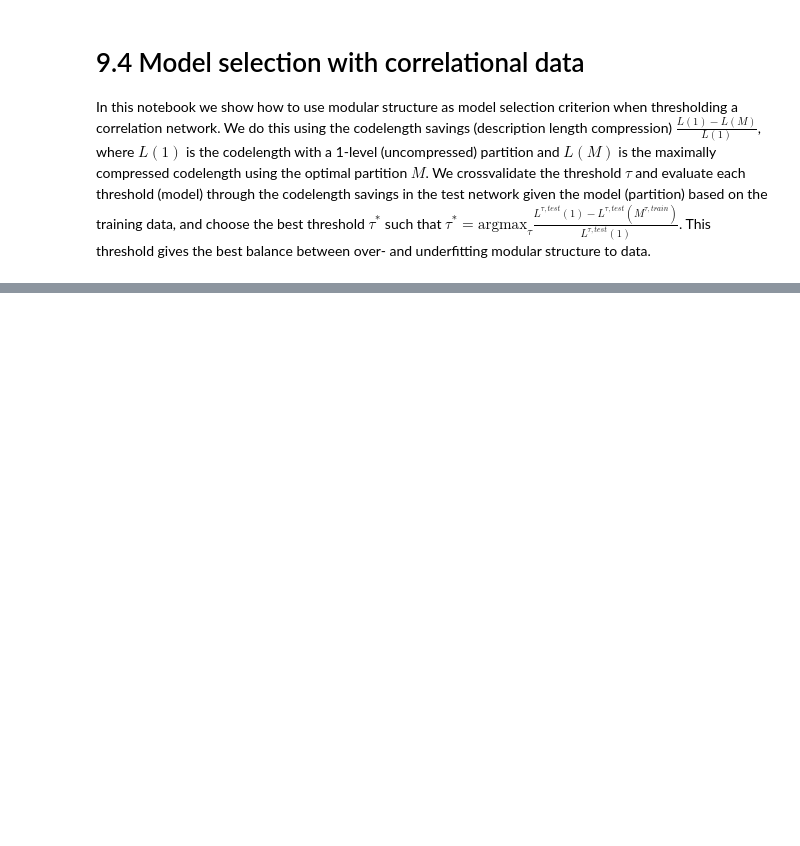
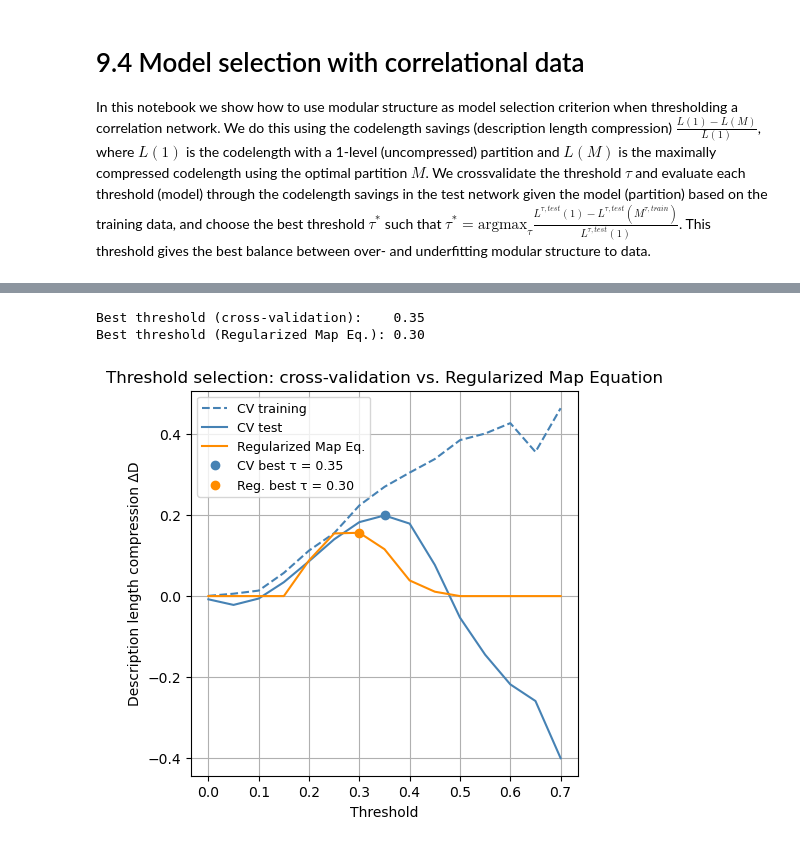
Before and after one commit to mapequation/infomap-tutorial-notebooks, a Jupyter notebook: 9.4 Model Selection with Correlational Data.ipynb, the cells around one changed output, grey strips where cells are left out. Cells and saved outputs as stored; diff of their text form; code cells hidden in the pictures; blank space fills up the shorter version.

```diff
--- a/9.4 Model Selection with Correlational Data.ipynb
+++ b/9.4 Model Selection with Correlational Data.ipynb
@@ -128,0 +146,37 @@ ax3.axis("off"), ax3.set_title(f"Overfit using threshold = {threshold:.2f}, {num
+# %%
+# Full correlation matrix using all samples
+r_full = np.dot(sample.T, sample) / sample.shape[0]
+np.fill_diagonal(r_full, 0)
+
+# Sweep thresholds: RegMapEq operates on unweighted (binary) networks
+reg_codelength_savings = []
+for threshold in thresholds:
+    A = (np.abs(r_full) > threshold).astype(float)
+    np.fill_diagonal(A, 0)
+    G = nx.from_numpy_array(A)
+    im = infomap.Infomap("--regularized --two-level --silent --num-trials 5")
+    im.add_networkx_graph(G)
+    im.run()
+    reg_codelength_savings.append(im.relative_codelength_savings)
+
+threshold_best_reg = thresholds[np.argmax(reg_codelength_savings)]
+print(f"Best threshold (cross-validation):    {threshold_best:.2f}")
+print(f"Best threshold (Regularized Map Eq.): {threshold_best_reg:.2f}")
+# %% [output]
+Best threshold (cross-validation):    0.35
+Best threshold (Regularized Map Eq.): 0.30
+# %%
+fig, ax = plt.subplots(1, 1, figsize=(5, 5))
+ax.plot(thresholds, train_codelength_savings[0] / nRuns, '--', color='steelblue', label='CV training')
+ax.plot(thresholds, test_codelength_savings[0] / nRuns, color='steelblue', label='CV test')
+ax.plot(thresholds, reg_codelength_savings, color='darkorange', label='Regularized Map Eq.')
+ax.plot(threshold_best, test_codelength_savings.max() / nRuns,
+        'o', color='steelblue', label=f'CV best τ = {threshold_best:.2f}')
+ax.plot(threshold_best_reg, max(reg_codelength_savings),
+        'o', color='darkorange', label=f'Reg. best τ = {threshold_best_reg:.2f}')
+ax.grid(), ax.legend(fontsize=9)
+ax.set_xlabel('Threshold')
+ax.set_ylabel('Description length compression ΔD')
+ax.set_title('Threshold selection: cross-validation vs. Regularized Map Equation');
+# %% [output]
+[figure, added]
```
Also changed, not shown: parts of 5 cells of this notebook.
